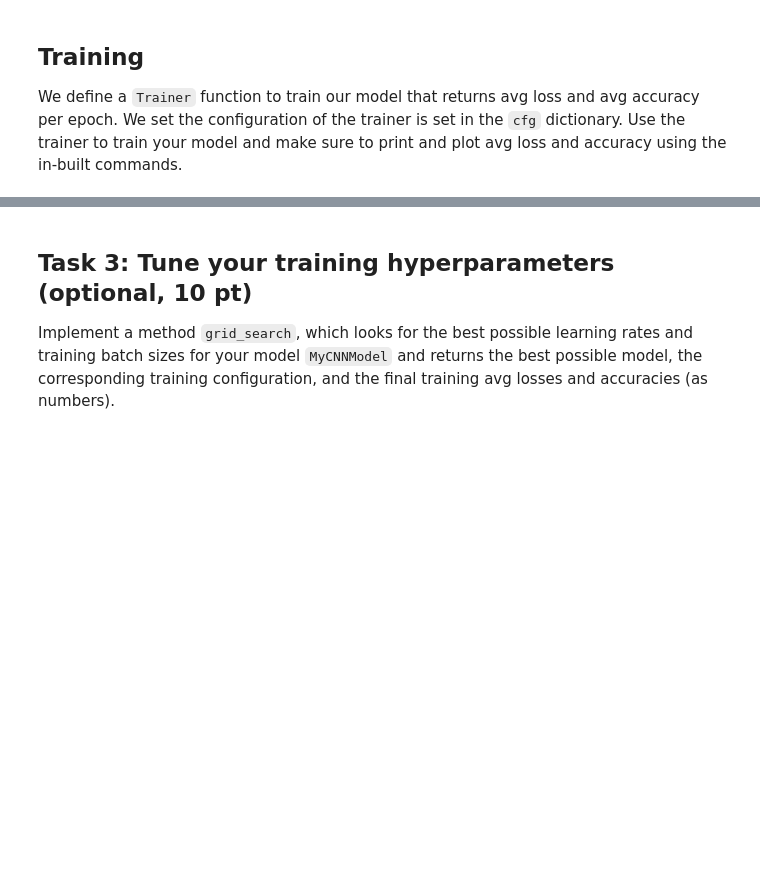
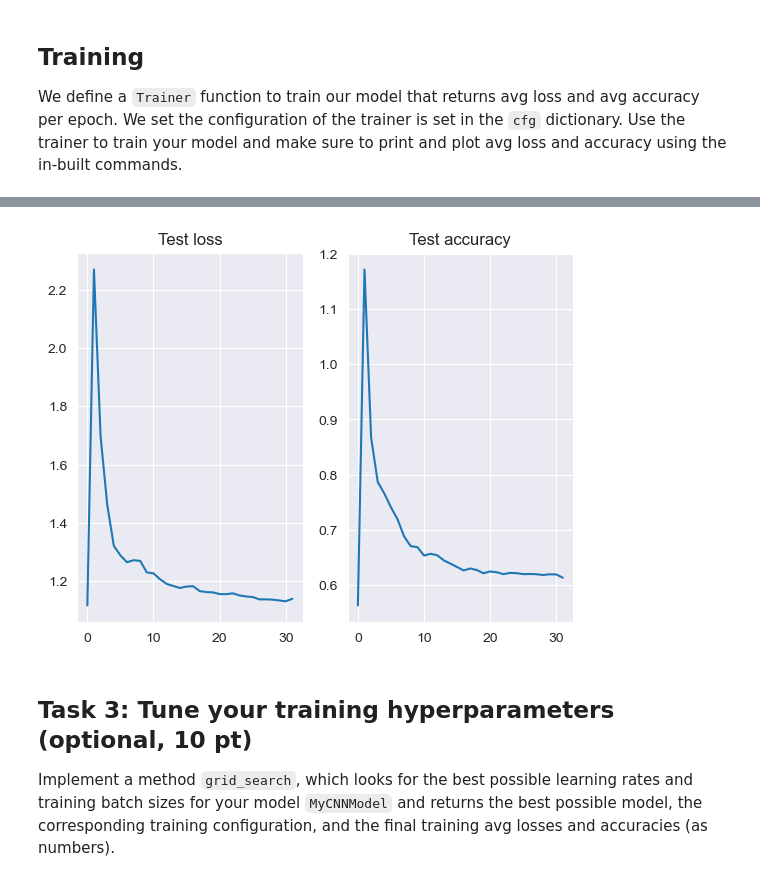
Before and after one commit to hertie-data-science-lab/assignment-2-ps-2f, a Jupyter notebook: main.ipynb, the cells around one changed output, grey strips where cells are left out. Saved outputs shown, nothing was run; the diff lists cells and outputs as text; code cells hidden in the pictures; blank space fills up the shorter version.

```diff
--- a/main.ipynb
+++ b/main.ipynb
@@ -369,11 +400,14 @@ ax1.set_title('Training accuracy')
 # %%
 '''#TODO: test your model, plot accuracy and loss by iteration (one iteration=one batch)'''
 test_loss, test_acc = my_trainer.test(test_data)
 fig, (ax0, ax1) = plt.subplots(1,2)
 ax0.plot(range(len(test_loss)), test_loss)
+test_acc = [t.cpu() for t in test_acc] #FIX: Move test_acc tensor from MPS to CPU
 ax1.plot(range(len(test_acc)), test_acc)
 ax0.set_title('Test loss')
-ax1.set_title('Test accuracy')
+ax1.set_title('Test accuracy');
+# %% [output]
+[figure, added]
 # %% [markdown]
 ## Task 3: Tune your training hyperparameters (optional, 10 pt)
 
```
Also changed, not shown: parts of 8 cells of this notebook.
